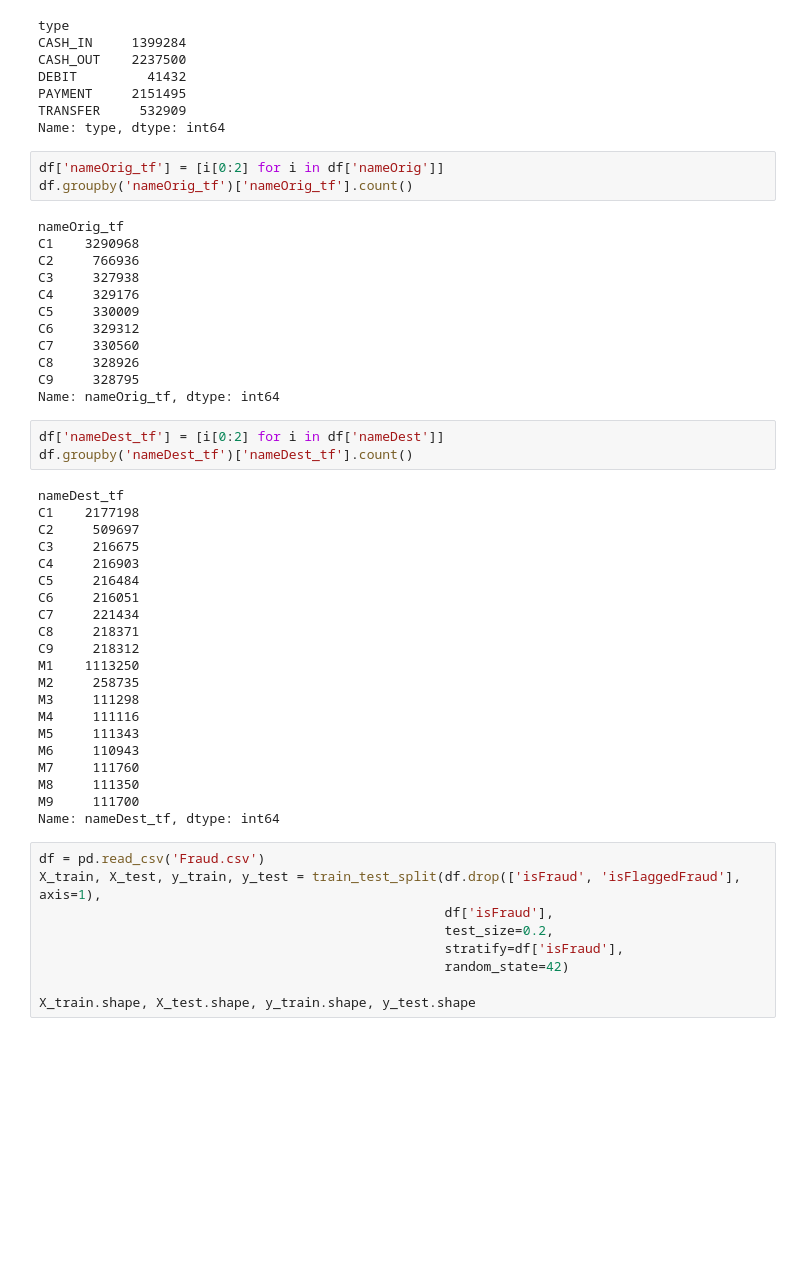
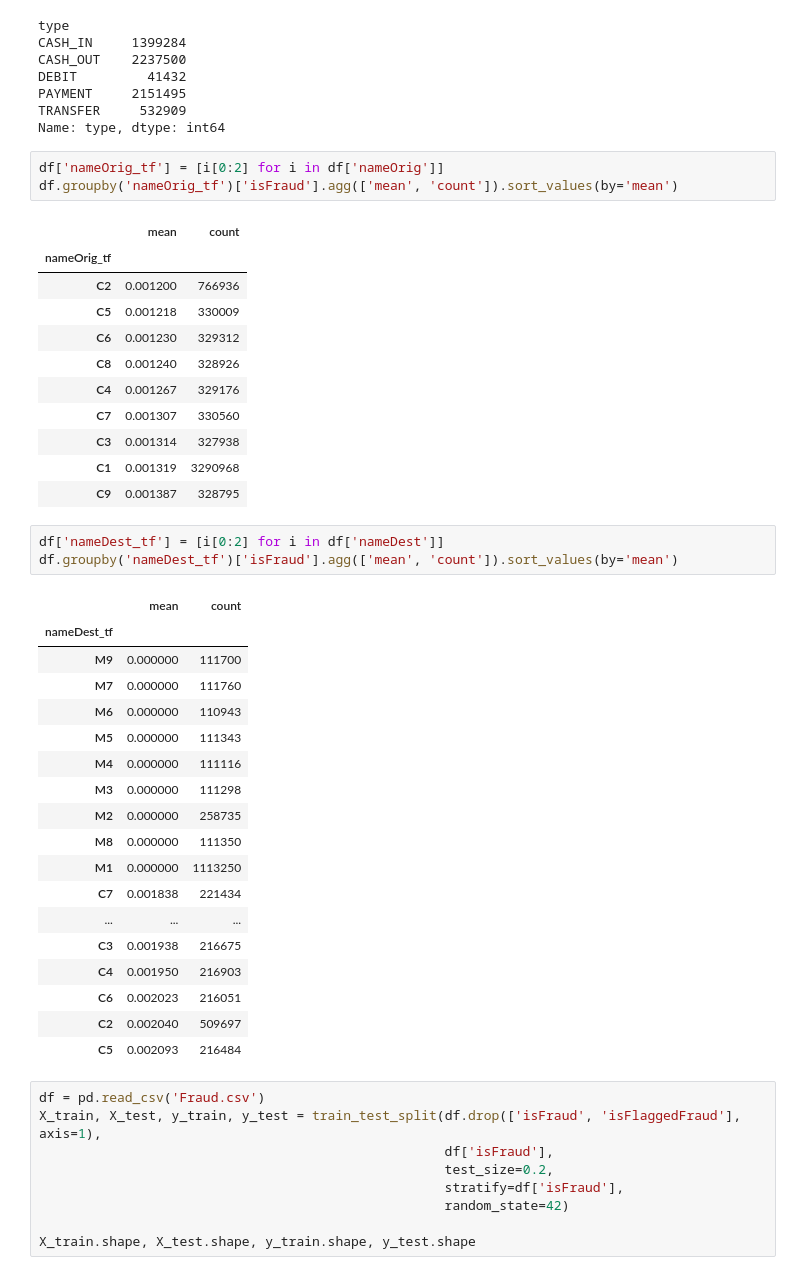
Before and after one commit to omdgit/machine-learning-imbalanced-data, a Jupyter notebook: omd/kaggle_fraud.ipynb, the cells around one changed output. Drawn from its saved outputs; the diff is of its cells as text; blank space fills up the shorter version.

```diff
--- a/omd/kaggle_fraud.ipynb
+++ b/omd/kaggle_fraud.ipynb
@@ -118,43 +126,41 @@ TRANSFER     532909
 Name: type, dtype: int64
 # %%
 df['nameOrig_tf'] = [i[0:2] for i in df['nameOrig']]
-df.groupby('nameOrig_tf')['nameOrig_tf'].count()
+df.groupby('nameOrig_tf')['isFraud'].agg(['mean', 'count']).sort_values(by='mean')
 # %% [output]
-nameOrig_tf
-C1    3290968
-C2     766936
-C3     327938
-C4     329176
-C5     330009
-C6     329312
-C7     330560
-C8     328926
-C9     328795
-Name: nameOrig_tf, dtype: int64
+|  | mean | count |
+| nameOrig_tf |  |  |
+| C2 | 0.001200 | 766936 |
+| C5 | 0.001218 | 330009 |
+| C6 | 0.001230 | 329312 |
+| C8 | 0.001240 | 328926 |
+| C4 | 0.001267 | 329176 |
+| C7 | 0.001307 | 330560 |
+| C3 | 0.001314 | 327938 |
+| C1 | 0.001319 | 3290968 |
+| C9 | 0.001387 | 328795 |
 # %%
 df['nameDest_tf'] = [i[0:2] for i in df['nameDest']]
-df.groupby('nameDest_tf')['nameDest_tf'].count()
+df.groupby('nameDest_tf')['isFraud'].agg(['mean', 'count']).sort_values(by='mean')
 # %% [output]
-nameDest_tf
-C1    2177198
-C2     509697
-C3     216675
-C4     216903
-C5     216484
-C6     216051
-C7     221434
-C8     218371
-C9     218312
-M1    1113250
-M2     258735
-M3     111298
-M4     111116
-M5     111343
-M6     110943
-M7     111760
-M8     111350
-M9     111700
-Name: nameDest_tf, dtype: int64
+|  | mean | count |
+| nameDest_tf |  |  |
+| M9 | 0.000000 | 111700 |
+| M7 | 0.000000 | 111760 |
+| M6 | 0.000000 | 110943 |
+| M5 | 0.000000 | 111343 |
+| M4 | 0.000000 | 111116 |
+| M3 | 0.000000 | 111298 |
+| M2 | 0.000000 | 258735 |
+| M8 | 0.000000 | 111350 |
+| M1 | 0.000000 | 1113250 |
+| C7 | 0.001838 | 221434 |
+| ... | ... | ... |
+| C3 | 0.001938 | 216675 |
+| C4 | 0.001950 | 216903 |
+| C6 | 0.002023 | 216051 |
+| C2 | 0.002040 | 509697 |
+| C5 | 0.002093 | 216484 |
 # %%
 df = pd.read_csv('Fraud.csv')
 X_train, X_test, y_train, y_test = train_test_split(df.drop(['isFraud', 'isFlaggedFraud'], axis=1),
```
Also changed, not shown: parts of 8 cells of this notebook.
